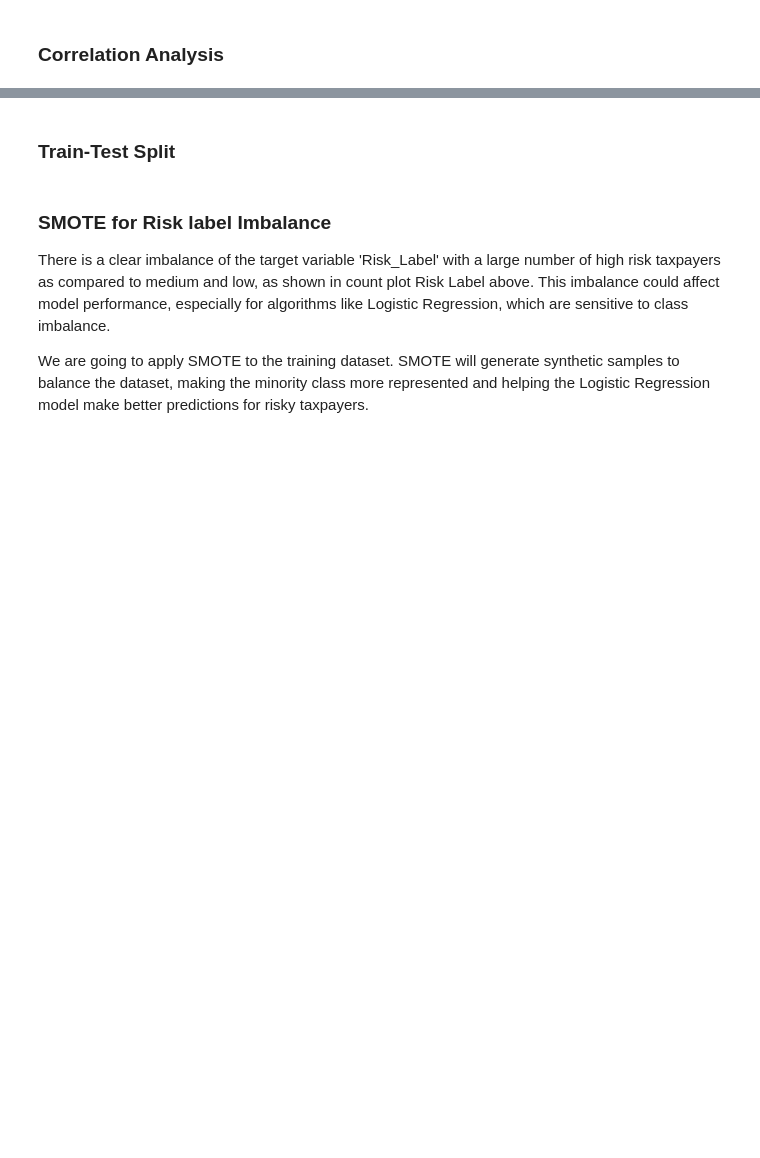
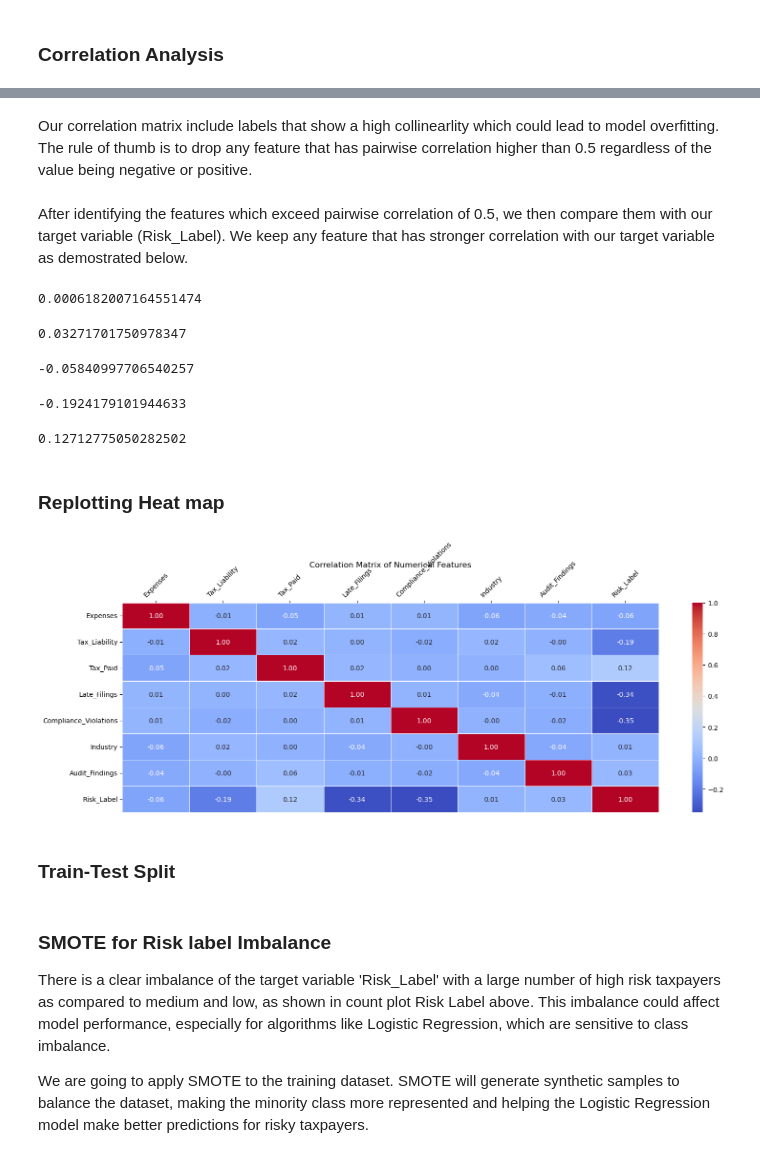
Before and after one commit to csaafrica/group5_predicting_high_risk_taxpayers_using_ML, a Jupyter notebook: notebooks/Risky_Taxpayer_Prediction_project.ipynb, the cells around one changed output, grey strips where cells are left out. Drawn from its saved outputs; the diff is of its cells as text; code cells hidden in the pictures; blank space fills up the shorter version.

```diff
--- a/notebooks/Risky_Taxpayer_Prediction_project.ipynb
+++ b/notebooks/Risky_Taxpayer_Prediction_project.ipynb
@@ -361,3 +354,47 @@ plt.show()
+# %% [markdown]
+Our correlation matrix include labels that show a high collinearlity which could lead to model overfitting. The rule of thumb is to drop any feature that has pairwise correlation higher than 0.5 regardless of the value being negative or positive.
+# %% [markdown]
+After identifying the features which exceed pairwise correlation of 0.5, we then compare them with our target variable (Risk_Label).
+We keep any feature that has stronger correlation with our target variable as demostrated below.
+# %%
+data['Risk_Label'].corr(data['Revenue'])
+# %% [output]
+0.0006182007164551474
+# %%
+data['Profit'].corr(data['Risk_Label'])
+# %% [output]
+0.03271701750978347
+# %%
+data['Expenses'].corr(data['Risk_Label'])
+# %% [output]
+-0.05840997706540257
+# %%
+data['Tax_Liability'].corr(data['Risk_Label'])
+# %% [output]
+-0.1924179101944633
+# %%
+data['Tax_Compliance_Ratio'].corr(data['Risk_Label'])
+# %% [output]
+0.12712775050282502
+# %% [markdown]
+### Replotting Heat map
+# %%
+# replot heatmap
+num_data=data.select_dtypes(include="number")
+plt.figure(figsize=(16, 6))
+corr_matrix = num_data.drop(columns = ["Revenue", "Profit",'Tax_Compliance_Ratio']).corr()
+ax = sns.heatmap(corr_matrix, annot=True, cmap='coolwarm', fmt=".2f", linewidths=0.5)
+
+# Move x-axis labels to the top
+ax.xaxis.set_ticks_position('top')  # move ticks
+ax.xaxis.set_label_position('top')  # move labels
+plt.xticks(rotation=45)  # rotate x labels for readability
+plt.title("Correlation Matrix of Numerical Features", y=1.15)  # push title up
+
+plt.tight_layout()
+plt.show()
+# %% [output]
+[figure, added]
 # %% [markdown]
 ### Train-Test Split
 # %%
```
Also changed, not shown: parts of 30 cells of this notebook.
